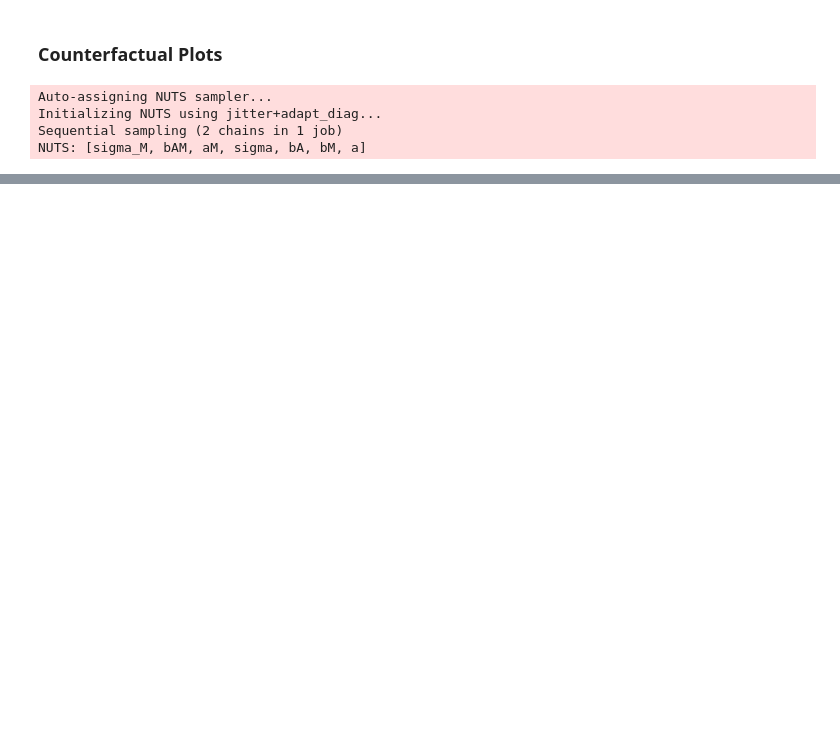
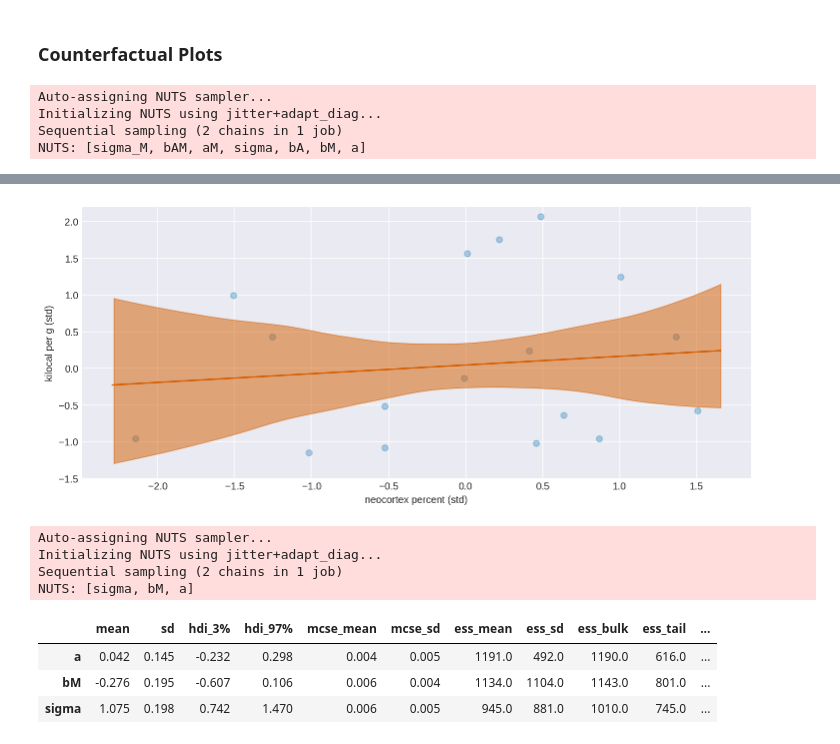
Before and after one commit to yebenbenben/Statistical-Rethinking-with-Python-and-PyMC3, a Jupyter notebook: Ch5.ipynb, the cells around one changed output, grey strips where cells are left out. Cells and saved outputs as stored; diff of their text form; code cells hidden in the pictures; blank space fills up the shorter version.

```diff
--- a/Ch5.ipynb
+++ b/Ch5.ipynb
@@ -408,0 +504,6 @@ ax.set_ylabel("counterfactual D");
+# %%
+xseq = np.linspace(dcc["neocortex.perc"].min() - 0.15, dcc["neocortex.perc"].max() + 0.15, 30)
+shared_N.set_value(xseq)
+
+with m_5_35:
+  posterior_pred = pm.sample_posterior_predictive(trace_5_35, var_names=['mu'], samples=4000)
@@ -408,0 +514,33 @@ ax.set_ylabel("counterfactual D");
+# %%
+fig, ax = plt.subplots(figsize=(12, 5))
+ax.plot(xseq, posterior_pred["mu"].mean(axis=0), c="C2")
+ax.scatter(dcc["neocortex.perc"], dcc["kcal.per.g"], c='C0', alpha=0.3)
+az.plot_hpd(xseq, posterior_pred["mu"], ax=ax, color='C2')
+ax.set_ylim(-1.5, 2.2)
+ax.set_xlabel("neocortex percent (std)")
+ax.set_ylabel("kilocal per g (std)");
+# %% [output]
+[figure, added]
+# %%
+shared_M = shared(dcc["log_mass"].values)
+with pm.Model() as m_5_38:
+  a = pm.Normal('a', mu=0, sd=0.2)
+  bM = pm.Normal('bM', mu=0, sd=0.5)
+  sigma = pm.Exponential('sigma', 1)
+  mu = pm.Deterministic('mu', a + bM * shared_M)
+  K = pm.Normal('K', mu=mu, sd=sigma, observed=dcc['kcal.per.g'])
+  trace_5_38 = pm.sample()
+# %% [output]
+Auto-assigning NUTS sampler...
+Initializing NUTS using jitter+adapt_diag...
+Sequential sampling (2 chains in 1 job)
+NUTS: [sigma, bM, a]
+# %%
+with m_5_38:
+  summary = pm.summary(trace_5_38, var_names=['a', 'bM', 'sigma'])
+summary
+# %% [output]
+|  | mean | sd | hdi_3% | hdi_97% | mcse_mean | mcse_sd | ess_mean | ess_sd | ess_bulk | ess_tail | ... |
+| a | 0.042 | 0.145 | -0.232 | 0.298 | 0.004 | 0.005 | 1191.0 | 492.0 | 1190.0 | 616.0 | ... |
+| bM | -0.276 | 0.195 | -0.607 | 0.106 | 0.006 | 0.004 | 1134.0 | 1104.0 | 1143.0 | 801.0 | ... |
+| sigma | 1.075 | 0.198 | 0.742 | 1.470 | 0.006 | 0.005 | 945.0 | 881.0 | 1010.0 | 745.0 | ... |
```
Also changed, not shown: parts of 35 cells of this notebook.
